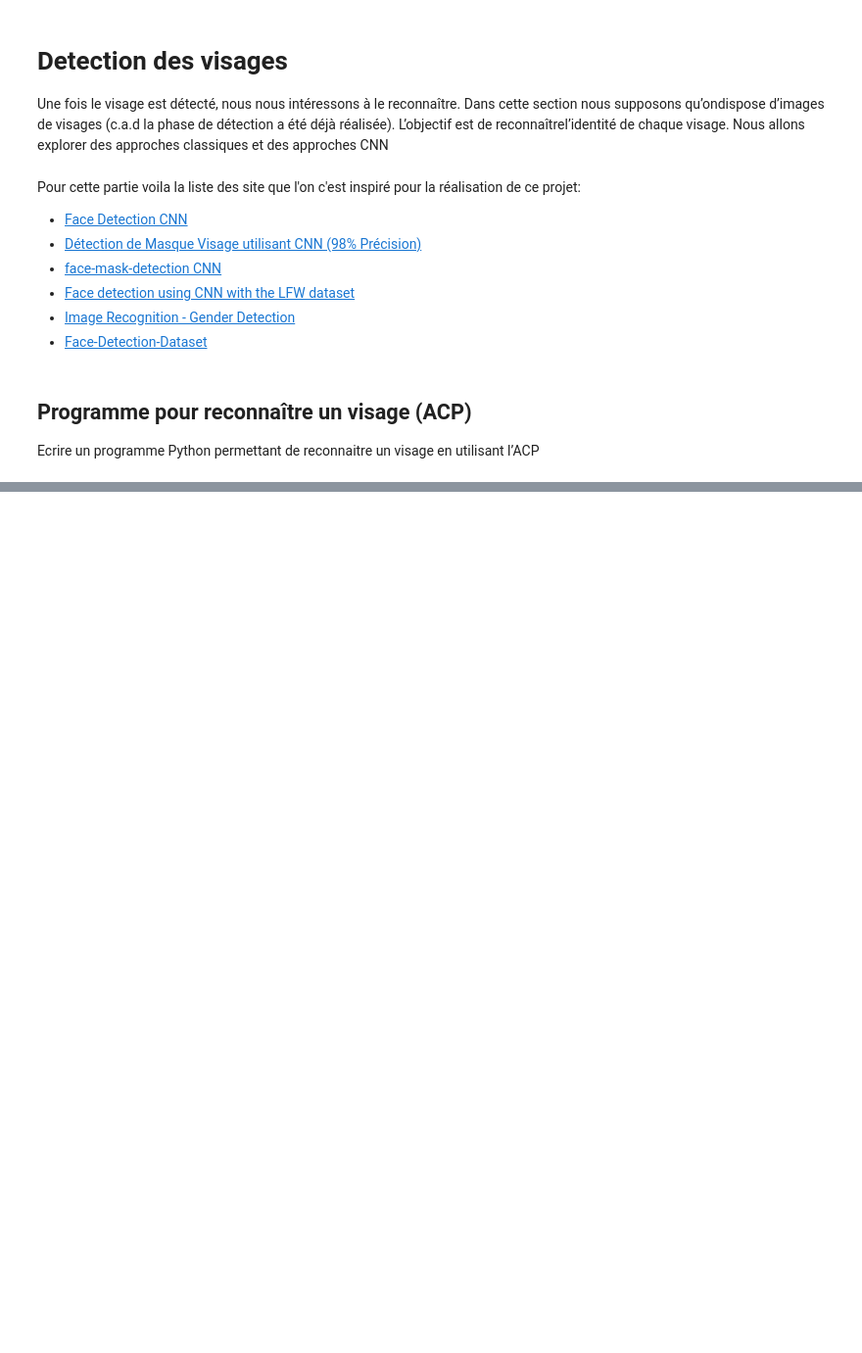
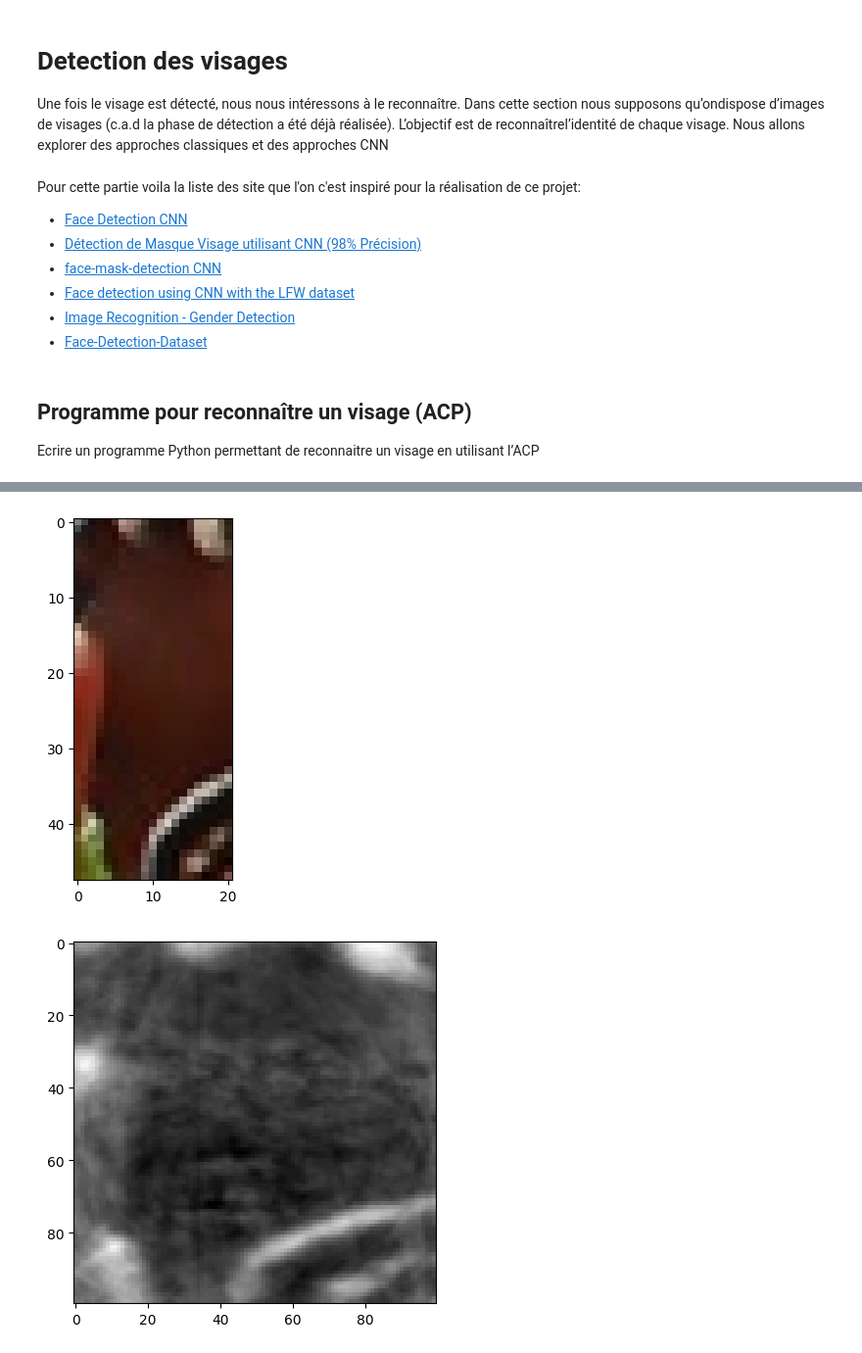
Before and after one commit to Nath9666/Reconnaissance-de-formes-et-apprentissage-machine, a Jupyter notebook: Projet/Reconnaissance de visages/main.ipynb, the cells around one changed output, grey strips where cells are left out. Shown: that part at 98% size. Cells and saved outputs as stored; diff of their text form; code cells hidden in the pictures; blank space fills up the shorter version.

```diff
--- a/Projet/Reconnaissance de visages/main.ipynb
+++ b/Projet/Reconnaissance de visages/main.ipynb
@@ -54,0 +57,40 @@ composantes_principales, pca, scaler = preparer_et_acp(images)
+# %%
+import cv2
+import numpy as np
+from sklearn.decomposition import PCA
+from sklearn.preprocessing import StandardScaler
+import matplotlib.pyplot as plt
+
+# Charger l'image
+image = cv2.imread('../visages/00d32f2fe8d05146_face_5.jpg')
+
+# Fonction ajustée pour redimensionner l'image
+def preparer_image(image, taille_cible=(100, 100)):
+    image_grise = cv2.cvtColor(image, cv2.COLOR_BGR2GRAY)
+    image_redimensionnee = cv2.resize(image_grise, taille_cible, interpolation=cv2.INTER_AREA)
+    return image_redimensionnee.flatten().reshape(1, -1)
+
+# Étape 8 : Reconnaissance de visage
+def reconnaitre_visage(nouveau_visage, pca, scaler):
+    visage_normalise = scaler.transform(nouveau_visage)
+    visage_pca = pca.transform(visage_normalise)
+    return visage_pca
+
+# Vérifier si l'image a été chargée
+if image is not None:
+    plt.imshow(cv2.cvtColor(image, cv2.COLOR_BGR2RGB))
+    plt.show()
+
+    # Préparer l'image
+    image_preparee = preparer_image(image)
+
+    # Assurez-vous que pca et scaler sont définis correctement ici
+    visage_pcaTest = reconnaitre_visage(image_preparee, pca, scaler)
+    plt.imshow(pca.inverse_transform(visage_pcaTest).reshape(100, 100), cmap='gray')
+    plt.show()
+
+else:
+    print("Failed to load the image.")
+# %% [output]
+[figure, added]
+[figure, added]
```
Also changed, not shown: parts of 2 cells of this notebook, 1 other file.
